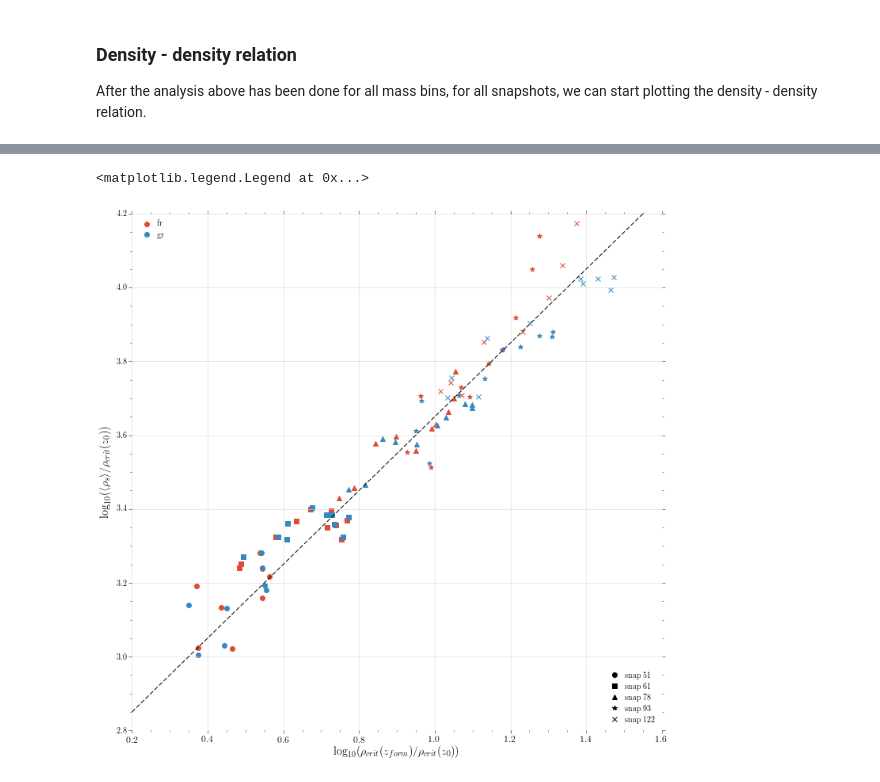
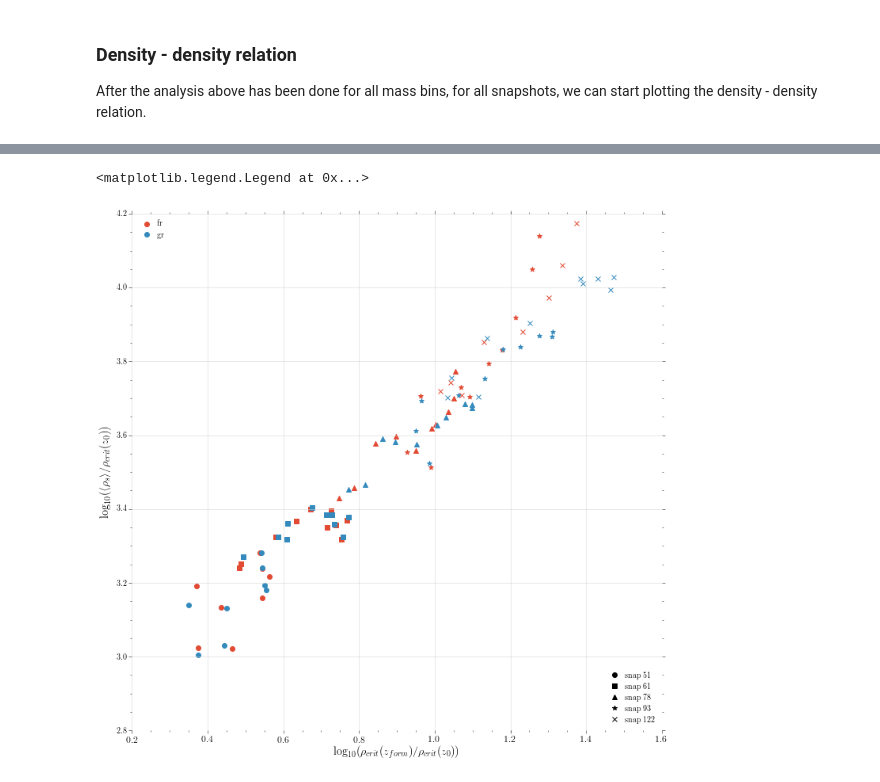
Before and after one commit to oleskiewicz/hbtp, a Jupyter notebook: notebook.ipynb, the cells around one changed output, grey strips where cells are left out. Saved outputs shown, nothing was run; the diff lists cells and outputs as text; code cells hidden in the pictures.

```diff
--- a/notebook.ipynb
+++ b/notebook.ipynb
@@ -152,5 +157,5 @@ rho_f, rho_s
 # %%
-ds = {g: np.genfromtxt('/gpfs/data/dc-oles1/merger_trees/output/%s/rhof_rhos.csv'%g,\
+ds = {g: np.genfromtxt('/gpfs/data/dc-oles1/merger_trees/output/%s/einasto.csv'%g,\
     delimiter=',', skip_header=1, dtype=np.dtype([\
     ('snap',int),\
     ('bin',int),\
@@ -160,28 +165,27 @@ ds = {g: np.genfromtxt('/gpfs/data/dc-oles1/merger_trees/output/%s/rhof_rhos.csv
 # %%
 markers = [['o', None], ['s', None], ['^', None], ['*', None], ['x', None]]
 colours = [['C0', None], ['C1', None]]
 
 for i,snap in enumerate(np.unique(ds['gr']['snap'])):
     for j,g in enumerate(ds):
         for d in ds[g][ds[g]['snap'] == snap]:
             plt.scatter(d['rho_f'], d['rho_s'],\
                 color=colours[j][0], marker=markers[i][0])
             markers[i][1] = plt.Line2D([], [], label='snap %d'%snap,\
                 color='k', marker=markers[i][0], linestyle='')
         colours[j][1] = plt.Line2D([], [], label=g,\
             color=colours[j][0], marker='o', linestyle='')
-# colours[1][1] = plt.Line2D([], [], label='f(R)',\
-#     color=colours[0], linestyle='')
 
-plt.plot(np.linspace(0.2, 1.6), 2.65+np.linspace(0.2, 1.6), 'k--')
+# plt.plot(np.linspace(0.2, 1.6), 2.65+np.linspace(0.2, 1.6), 'k--')
+
 plt.xlabel(r'$\log_{10}(\rho_{crit}(z_{form})/\rho_{crit}(z_0))$')
 plt.ylabel(r'$\log_{10}(\langle\rho_{s}\rangle/\rho_{crit}(z_0))$')
 plt.xlim((0.2, 1.6))
 plt.ylim((2.8, 4.2))
 
 l1 = plt.legend(handles=[markers[i][1] for i in range(len(markers))], loc='lower right')
 l2 = plt.legend(handles=[colours[j][1] for j in range(len(colours))], loc='upper left')
 plt.gca().add_artist(l1)
 # %% [output]
 <matplotlib.legend.Legend at 0x...>
-[figure, old version]
+[figure, new version]
```
Also changed, not shown: parts of 10 cells of this notebook, 4 other files.
